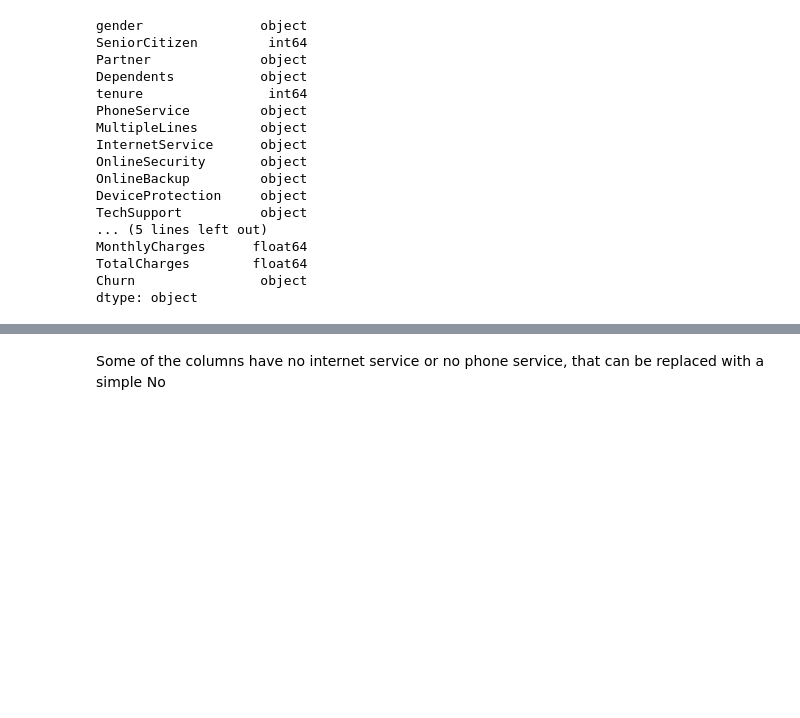
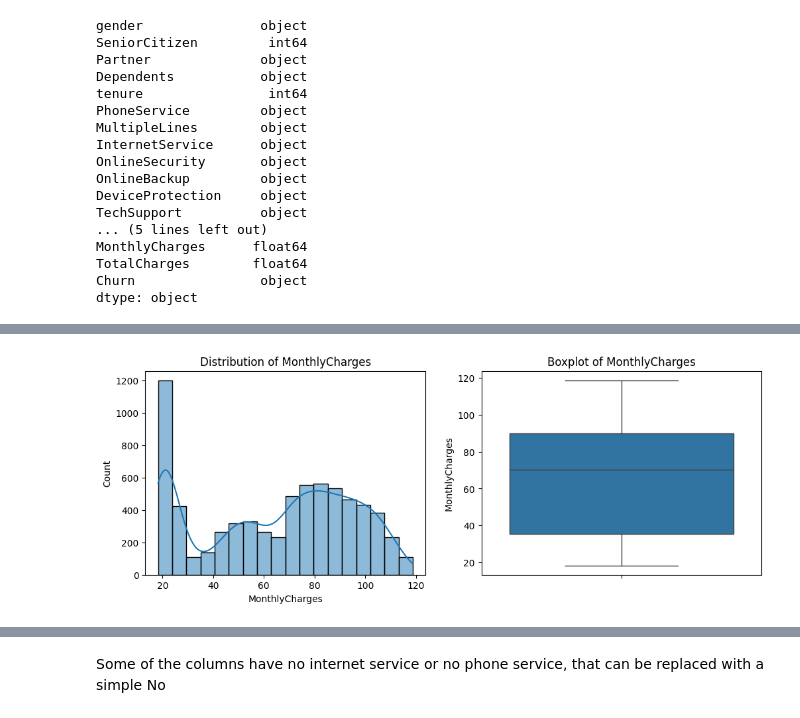
Before and after one commit to snehangshu2002/Customer-Churn-Prediction, a Jupyter notebook: customer.ipynb, the cells around one changed output, grey strips where cells are left out. Cells and saved outputs as stored; diff of their text form; code cells hidden in the pictures; blank space fills up the shorter version.

```diff
--- a/customer.ipynb
+++ b/customer.ipynb
@@ -168,0 +184,4 @@ dtype: object
+# %%
+plot_distribution(df, "MonthlyCharges")
+# %% [output]
+[figure, added]
```
Also changed, not shown: parts of 13 cells of this notebook.
